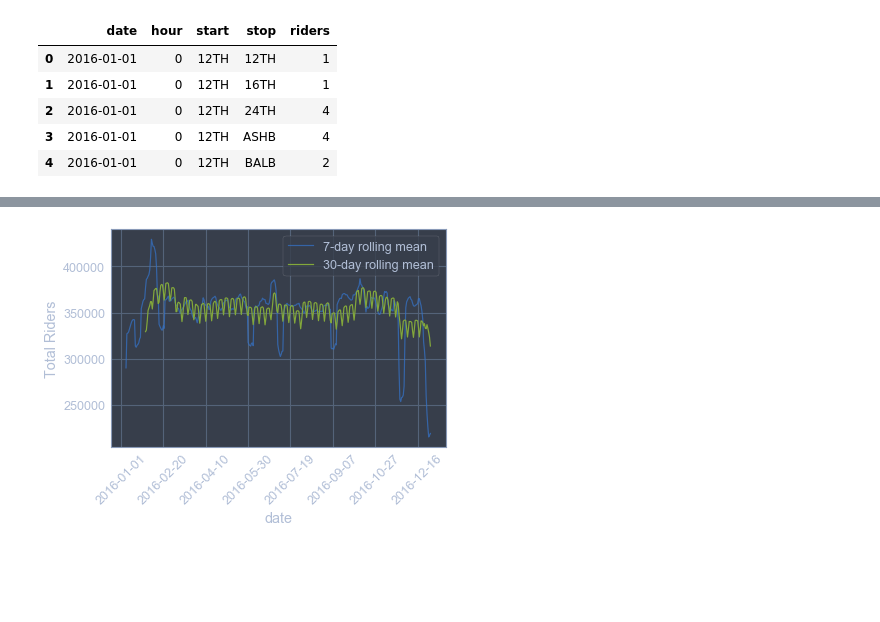
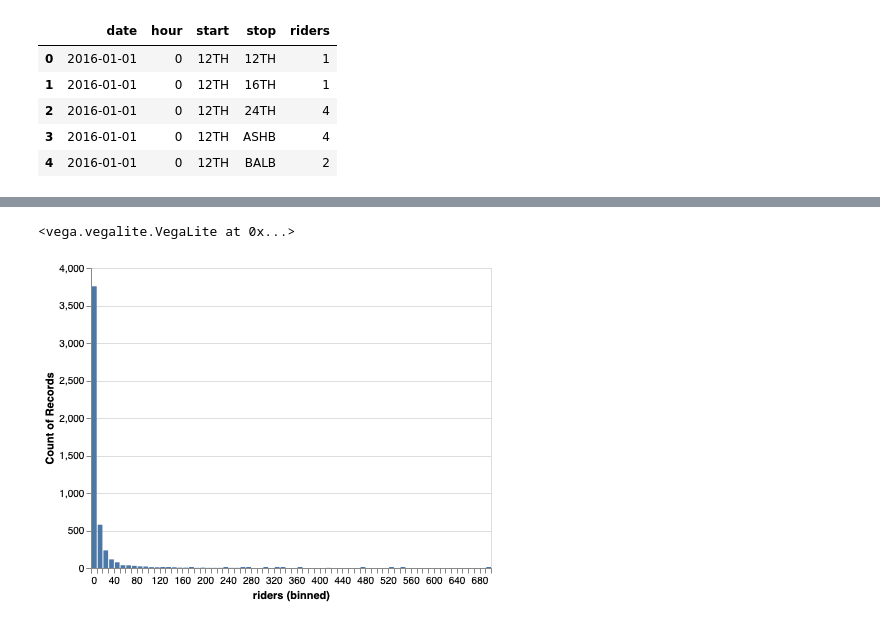
Before and after one commit to audy/bart-analysis, a Jupyter notebook: barts.ipynb, the cells around one changed output, grey strips where cells are left out. Drawn from its saved outputs; the diff is of its cells as text; code cells hidden in the pictures; blank space fills up the shorter version.

Commit message:
switches to Altair for plotting

```diff
--- a/barts.ipynb
+++ b/barts.ipynb
@@ -38,10 +24,10 @@ plt.show()
-# %%
-ser = pd.Series(df.groupby('date').apply(lambda x: x.riders.sum()))
-ser.rolling(window=7).mean().plot(alpha=0.75, label='7-day rolling mean')
-ser.rolling(window=30).mean().plot(alpha=1, label='30-day rolling mean')
-plt.legend()
-plt.xticks(rotation=45)
-plt.ylabel('Total Riders')
-plt.show()
-# %% [output]
-[figure, removed]
+# %%
+alt.Chart(
+    df.sample(5000)
+).mark_bar().encode(
+    x=alt.X('riders', bin=alt.Bin(maxbins=100)),
+    y='count()'
+)
+# %% [output]
+<vega.vegalite.VegaLite at 0x...>
+[figure, added]
```
Also changed, not shown: parts of 14 cells of this notebook, 1 other file.
